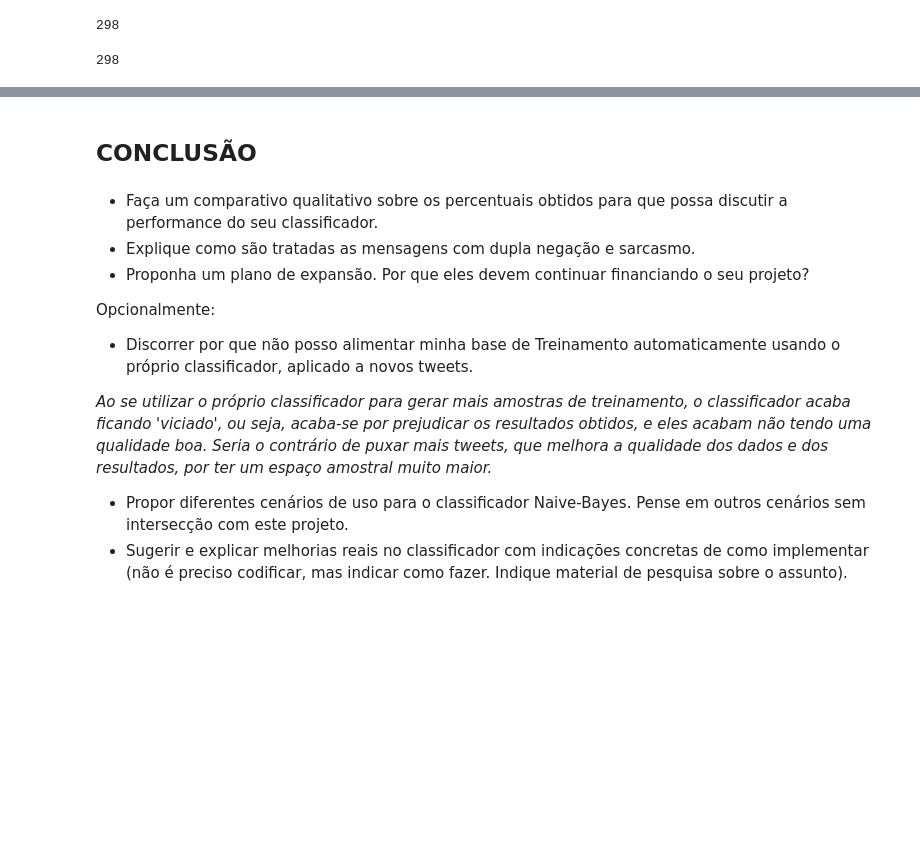
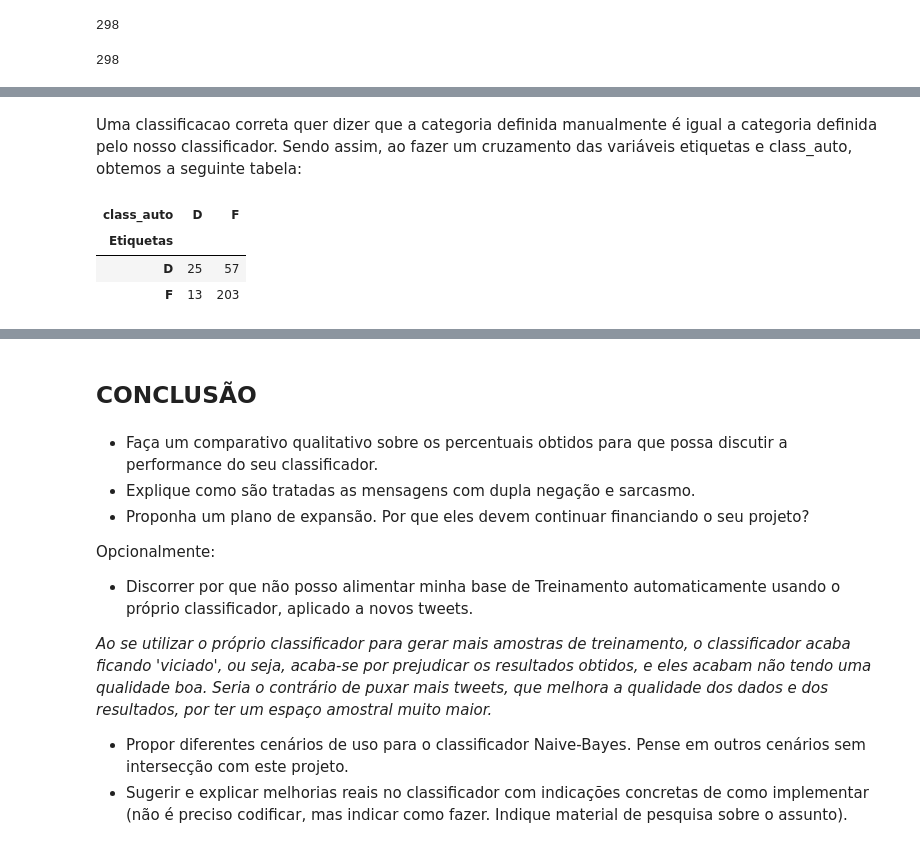
Before and after one commit to beatrizcf2/P1_Cdados_BW, a Jupyter notebook: Projeto 1 - Joker.ipynb, the cells around one changed output, grey strips where cells are left out. Drawn from its saved outputs; the diff is of its cells as text; code cells hidden in the pictures; blank space fills up the shorter version.

```diff
--- a/Projeto 1 - Joker.ipynb
+++ b/Projeto 1 - Joker.ipynb
@@ -376,0 +371,10 @@ excel_teste
+# %% [markdown]
+ Uma classificacao correta quer dizer que a categoria definida manualmente é igual a categoria definida pelo nosso classificador. Sendo assim, ao fazer um cruzamento das variáveis etiquetas e class_auto, obtemos a seguinte tabela:
+# %%
+ct = pd.crosstab(excel_teste.Etiquetas, excel_teste.class_auto)
+ct
+# %% [output]
+| class_auto | D | F |
+| Etiquetas |  |  |
+| D | 25 | 57 |
+| F | 13 | 203 |
```
Also changed, not shown: parts of 8 cells of this notebook.
